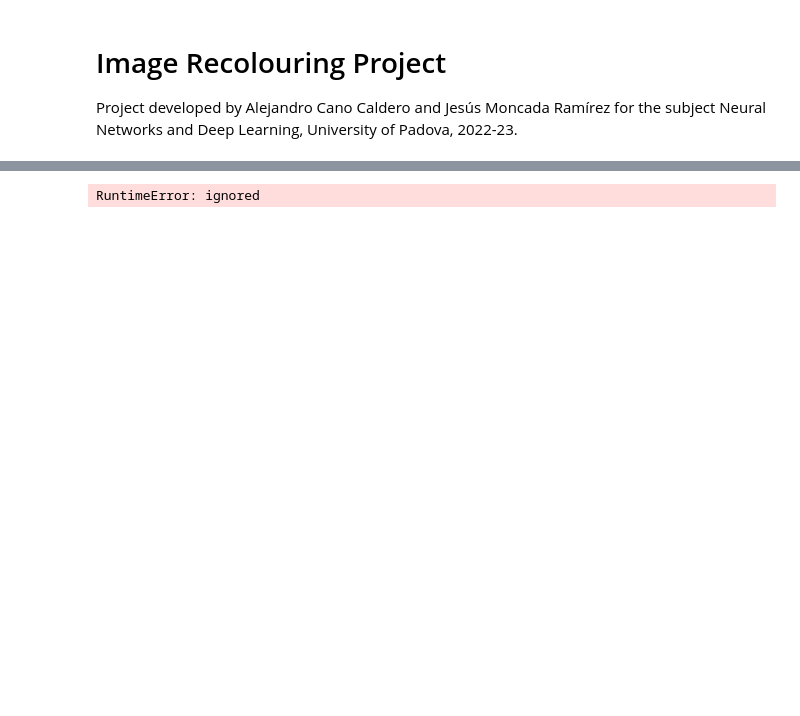
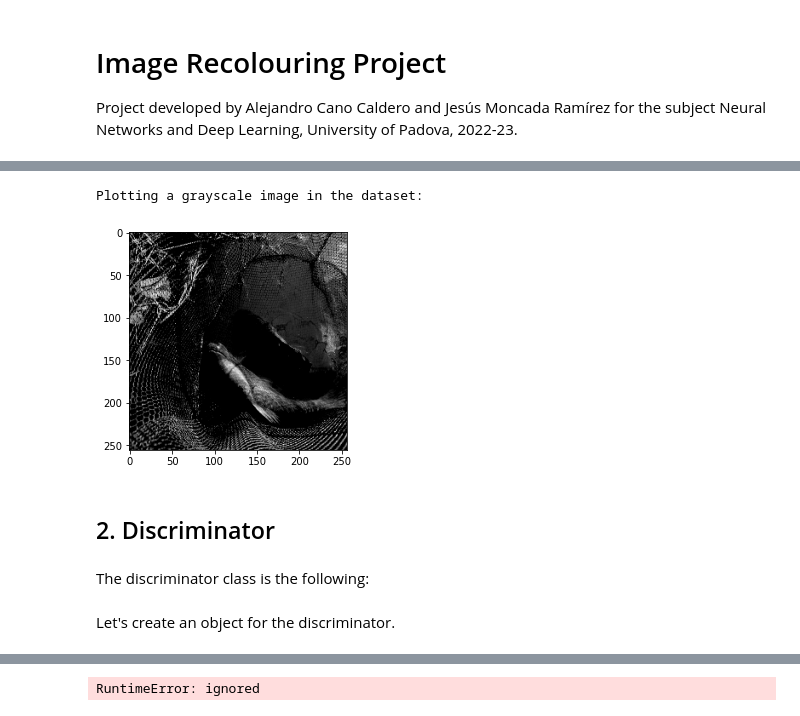
Before and after one commit to jemonra/ImageColouring, a Jupyter notebook: ColouringImageProject.ipynb, the cells around one changed output, grey strips where cells are left out. Cells and saved outputs as stored; diff of their text form; code cells hidden in the pictures; blank space fills up the shorter version.

Commit message:
added some text, new info about discriminator

```diff
--- a/ColouringImageProject.ipynb
+++ b/ColouringImageProject.ipynb
@@ -78,0 +104,4 @@ def print_image(img):
+# %%
+print('Plotting a grayscale image in the dataset:')
+plot_image(grayscale_data[0])
+# %% [output]
@@ -79,3 +109,9 @@ def print_image(img):
+Plotting a grayscale image in the dataset:
+[figure, added]
+# %% [markdown]
+<h2>2. Discriminator</h2>
+# %% [markdown]
+The discriminator class is the following:
 # %%
 class Discriminator(nn.Module):
     def __init__(self, in_channels, kernel_size, stride=1):
@@ -116,0 +146,2 @@ optimizer = op.Adam(discriminator.parameters(), lr=0.0002, weight_decay=0.5)
+# %% [markdown]
+Let's create an object for the discriminator.
```
Also changed, not shown: parts of 17 cells of this notebook.
